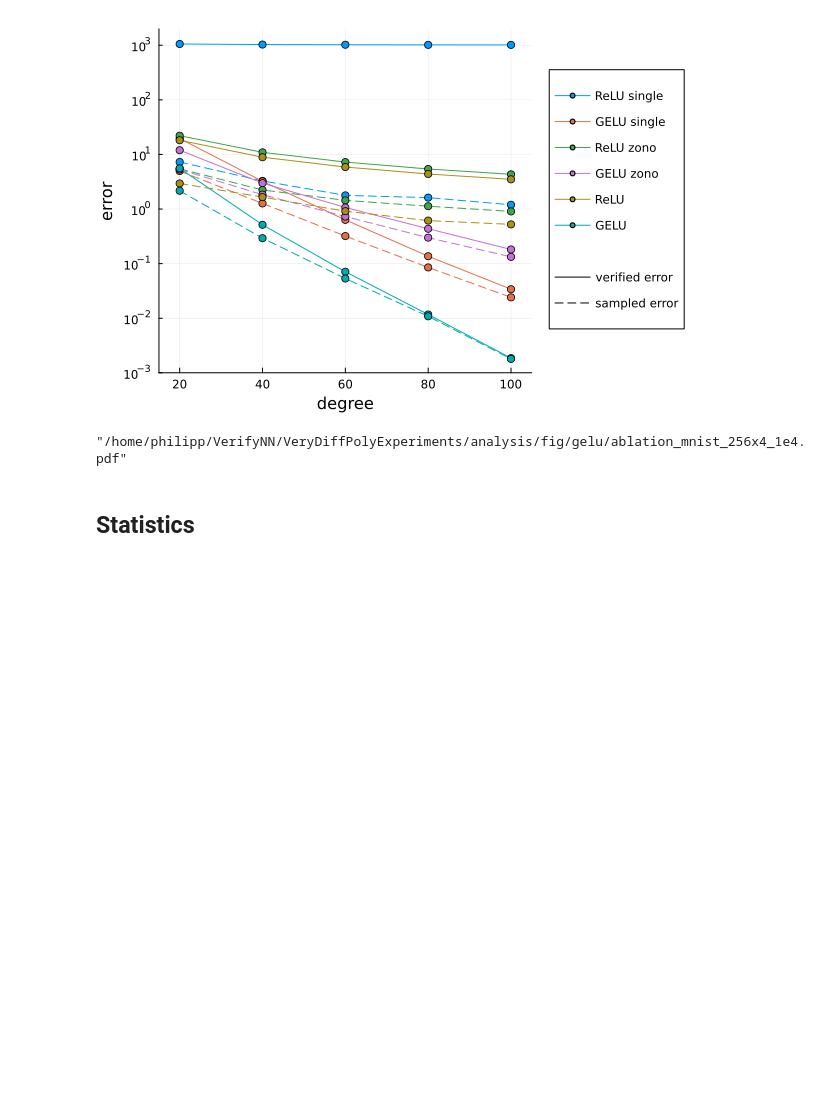
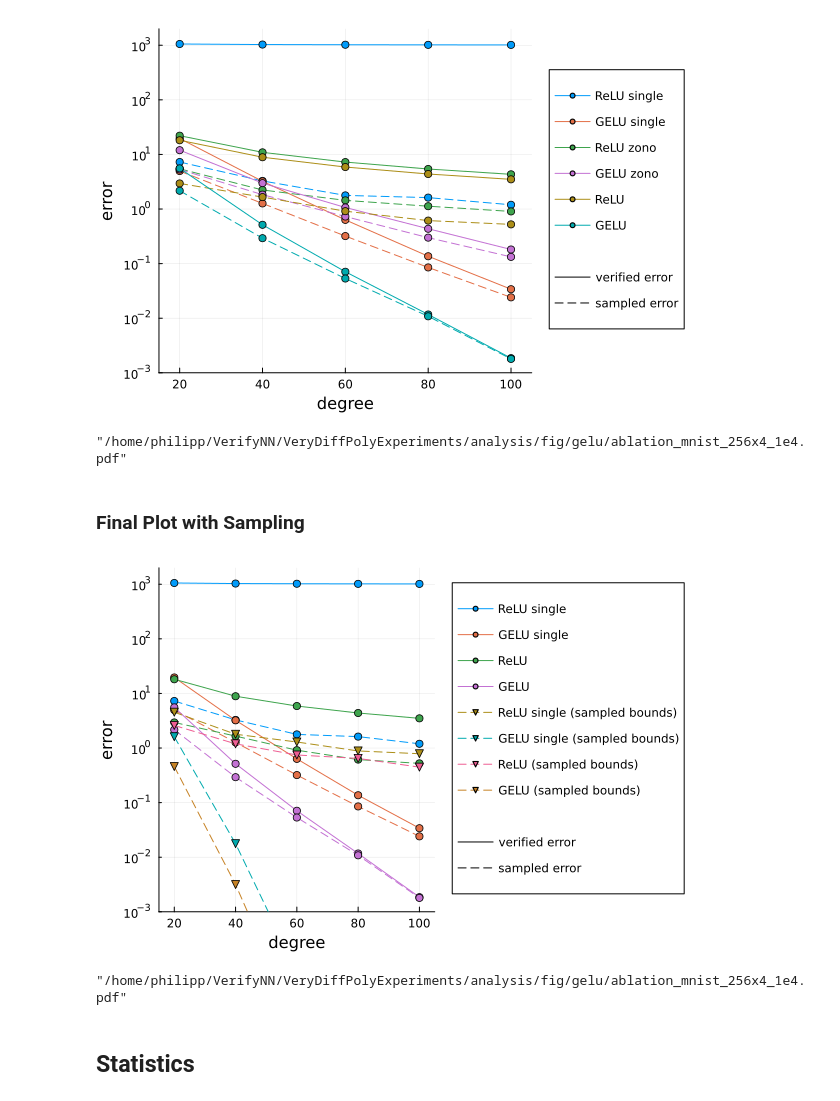
Before and after one commit to phK3/VeryDiffPolyExperiments, a Jupyter notebook: analysis/gelu/ablation.ipynb, the cells around one changed output. Drawn from its saved outputs; the diff is of its cells as text; code cells hidden in the pictures; blank space fills up the shorter version.

Commit message:
mnist evaluation figure, comparison with sampled construction

```diff
--- a/analysis/gelu/ablation.ipynb
+++ b/analysis/gelu/ablation.ipynb
@@ -138,3 +169,7 @@ Dict{String, Any} with 13 entries:
   "activation"          => "GELU"
   "ϵ_samples"           => Any[4.96101, 1.2656, 0.319428, 0.0851029, 0.0240892]
   "t_approxs"           => Any[16.8432, 16.8004, 17.1187, 18.4096, 18.9128]
+# %%
+mnist_gelu_sampling_result_path = joinpath(@__DIR__, "..", "..", "results", "gelu", "mnist", "mnist_gelu_256x4_1e4_sampling_results_2026-05-05T09:11:10.057.jld2")
+mnist_gelu_sampling_results = load(mnist_gelu_sampling_result_path)["result_dict"]
+mnist_gelu_sampling_results
@@ -140,0 +190,4 @@ Dict{String, Any} with 13 entries:
+# %%
+mnist_relu_sampling_result_path = joinpath(@__DIR__, "..", "..", "results", "gelu", "mnist", "mnist_256x4_1e4_sampling_results_2026-05-05T09:03:05.765.jld2")
+mnist_relu_sampling_results = load(mnist_relu_sampling_result_path)["result_dict"]
+mnist_relu_sampling_results
@@ -140,0 +208,4 @@ Dict{String, Any} with 13 entries:
+# %%
+mnist_gelu_single_sampling_result_path = joinpath(@__DIR__, "..", "..", "results", "gelu", "mnist", "mnist_gelu_256x4_1e4_sampling_results_2026-05-06T00:49:32.135.jld2")
+mnist_gelu_single_sampling_results = load(mnist_gelu_single_sampling_result_path)["result_dict"]
+mnist_gelu_single_sampling_results
@@ -140,0 +226,4 @@ Dict{String, Any} with 13 entries:
+# %%
+mnist_relu_single_sampling_result_path = joinpath(@__DIR__, "..", "..", "results", "gelu", "mnist", "mnist_256x4_1e4_sampling_results_2026-05-06T00:43:20.860.jld2")
+mnist_relu_single_sampling_results = load(mnist_relu_single_sampling_result_path)["result_dict"]
+mnist_relu_single_sampling_results
@@ -219,6 +322,39 @@ plot!([0], [1], label="sampled error", color = :black, linestyle=:dash)
 savefig(p, "../fig/gelu/ablation_mnist_256x4_1e4.pdf")
 # %% [output]
 "/home/philipp/VerifyNN/VeryDiffPolyExperiments/analysis/fig/gelu/ablation_mnist_256x4_1e4.pdf"
+# %% [markdown]
+### Final Plot with Sampling
+# %%
+p = plot(xlabel="degree", ylabel="error", yaxis=:log10, yticks=[1e-3, 1e-2, 1e-1, 1, 1e1, 1e2, 1e3], ylims=(1e-3, 2000), xlims=(15, 105), legend=:outerright)
+
+plot!(mnist_relu_single_results["degrees"], mnist_relu_single_results["ϵs"], label="ReLU single", markershape=:circle, color=1)
+plot!(mnist_relu_single_results["degrees"], mnist_relu_single_results["ϵ_samples"], label=nothing, linestyle=:dash, markershape=:circle, color=1)
+
+plot!(mnist_gelu_single_results["degrees"], mnist_gelu_single_results["ϵs"], label="GELU single", markershape=:circle, color=2)
+plot!(mnist_gelu_single_results["degrees"], mnist_gelu_single_results["ϵ_samples"], label=nothing, linestyle=:dash, markershape=:circle, color=2)
+
+plot!(mnist_relu_results["degrees"], mnist_relu_results["ϵs"], label="ReLU", markershape=:circle, color=3)
+plot!(mnist_relu_results["degrees"], mnist_relu_results["ϵ_samples"], label=nothing, linestyle=:dash, markershape=:circle, color=3)
+
+plot!(mnist_gelu_results["degrees"], mnist_gelu_results["ϵs"], label="GELU", markershape=:circle, color=4)
+plot!(mnist_gelu_results["degrees"], mnist_gelu_results["ϵ_samples"], label=nothing, linestyle=:dash, markershape=:circle, color=4)
+
+# NNs with sampled bounds
+plot!(mnist_relu_single_sampling_results["degrees"], mnist_relu_single_sampling_results["ϵ_samples"], label="ReLU single (sampled bounds)", linestyle=:dash, markershape=:dtriangle, color=5)
+plot!(mnist_gelu_single_sampling_results["degrees"], mnist_gelu_single_sampling_results["ϵ_samples"], label="GELU single (sampled bounds)", linestyle=:dash, markershape=:dtriangle, color=6)
+plot!(mnist_relu_sampling_results["degrees"], mnist_relu_sampling_results["ϵ_samples"], label="ReLU (sampled bounds)", linestyle=:dash, markershape=:dtriangle, color=7)
+plot!(mnist_gelu_sampling_results["degrees"], mnist_gelu_sampling_results["ϵ_samples"], label="GELU (sampled bounds)", linestyle=:dash, markershape=:dtriangle, color=8)
+
+plot!([0], [1], label="\n", color = :white)
+
+plot!([0], [1], label="verified error", color = :black, linestyle=:solid)
+plot!([0], [1], label="sampled error", color = :black, linestyle=:dash)
+# %% [output]
+[figure, added]
+# %%
+savefig(p, "../fig/gelu/ablation_mnist_256x4_1e4.pdf")
+# %% [output]
+"/home/philipp/VerifyNN/VeryDiffPolyExperiments/analysis/fig/gelu/ablation_mnist_256x4_1e4.pdf"
 # %% [markdown]
 ## Statistics
 # %%
```
Also changed, not shown: parts of 5 cells of this notebook.
